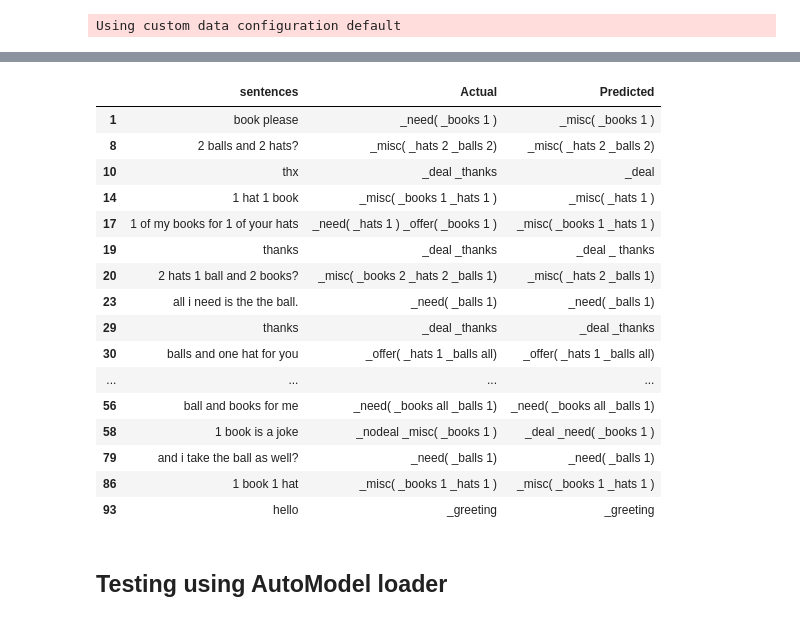
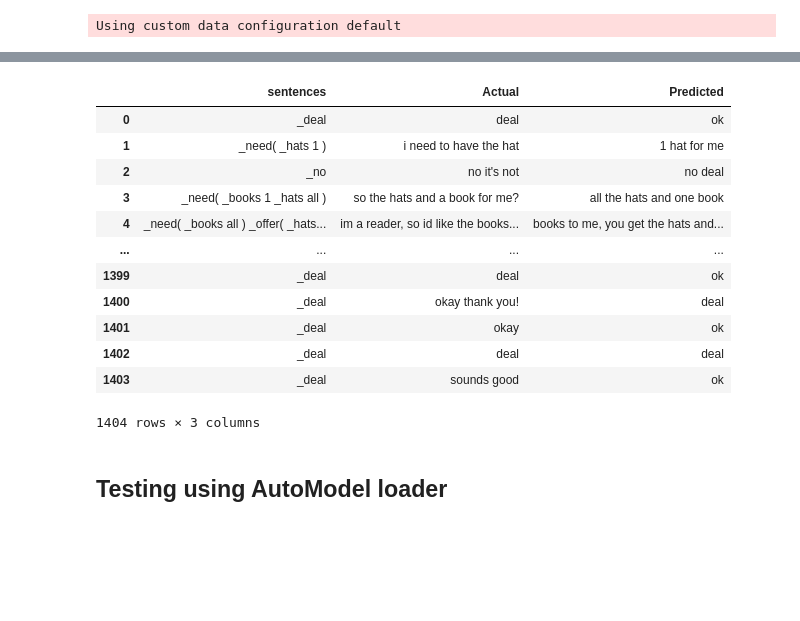
Before and after one commit to ravy101/negotiation-experiments, a Jupyter notebook: Tune_T5_Nego.ipynb, the cells around one changed output, grey strips where cells are left out. Cells and saved outputs as stored; diff of their text form; code cells hidden in the pictures; blank space fills up the shorter version.

```diff
--- a/Tune_T5_Nego.ipynb
+++ b/Tune_T5_Nego.ipynb
@@ -539,10 +551,10 @@ from tqdm.auto import tqdm
 # %%
-tokenizer = T5Tokenizer.from_pretrained('t5-base')
+tokenizer = T5Tokenizer.from_pretrained('t5-small')
 dataset = nego(tokenizer, 'test', None, IN_LEN, OUT_LEN, False)
 # %% [output]
 Using custom data configuration default
 # %%
-loader = DataLoader(dataset, batch_size=100, shuffle=True)
+loader = DataLoader(dataset, batch_size=n_pred, shuffle=True)
 it = iter(loader)
 # %%
 batch = next(it)
@@ -552,6 +564,13 @@ torch.Size([100, 100])
 # %%
-model.to('cuda')
-outs = model.model.generate(
+sent = []
+actual = []
+pred = []
+
+loader = model.test_dataloader()
+it = iter(loader)
+for batch in it:
+    model.to('cuda')
+    outs = model.model.generate(
             batch["source_ids"].cuda(),
             attention_mask=batch["source_mask"].cuda(),
             use_cache=True,
@@ -563,7 +582,10 @@ outs = model.model.generate(
             early_stopping=True
         )
 
-dec = [tokenizer.decode(ids) for ids in outs]
+    dec = [tokenizer.decode(ids) for ids in outs]
+    texts = [tokenizer.decode(ids) for ids in batch['source_ids']]
+    targets = [tokenizer.decode(ids) for ids in batch['target_ids']]
 
-texts = [tokenizer.decode(ids) for ids in batch['source_ids']]
-targets = [tokenizer.decode(ids) for ids in batch['target_ids']]
+    sent.extend([s.replace('<pad>', '').replace('</s>', '').strip() for s in texts])
+    actual.extend([t.replace('<pad>', '').replace('</s>', '').strip() for t in targets])
+    pred.extend([d.replace('<pad>', '').replace('</s>', '').strip() for d in dec])
@@ -595,6 +611,2 @@ Predicted Summary: <pad> _deal</s> <pad> <pad> <pad> <pad> <pad> <pad> <pad> <pa
-# %%
-sent = [s.replace('<pad>', '').replace('</s>', '').strip() for s in texts]
-actual = [t.replace('<pad>', '').replace('</s>', '').strip() for t in targets]
-pred = [d.replace('<pad>', '').replace('</s>', '').strip() for d in dec]
 # %%
 df = pd.DataFrame({'sentences': sent, 'Actual':actual, 'Predicted': pred})
@@ -601,23 +614,19 @@ df = pd.DataFrame({'sentences': sent, 'Actual':actual, 'Predicted': pred})
-# %%
-df[(df['Actual'] != '_deal') & (df['Actual'] != '_nodeal')]
-# %% [output]
-|  | sentences | Actual | Predicted |
-| 1 | book please | _need( _books 1 ) | _misc( _books 1 ) |
-| 8 | 2 balls and 2 hats? | _misc( _hats 2 _balls 2) | _misc( _hats 2 _balls 2) |
-| 10 | thx | _deal _thanks | _deal |
-| 14 | 1 hat 1 book | _misc( _books 1 _hats 1 ) | _misc( _hats 1 ) |
-| 17 | 1 of my books for 1 of your hats | _need( _hats 1 ) _offer( _books 1 ) | _misc( _books 1 _hats 1 ) |
-| 19 | thanks | _deal _thanks | _deal _ thanks |
-| 20 | 2 hats 1 ball and 2 books? | _misc( _books 2 _hats 2 _balls 1) | _misc( _hats 2 _balls 1) |
-| 23 | all i need is the the ball. | _need( _balls 1) | _need( _balls 1) |
-| 29 | thanks | _deal _thanks | _deal _thanks |
-| 30 | balls and one hat for you | _offer( _hats 1 _balls all) | _offer( _hats 1 _balls all) |
-| ... | ... | ... | ... |
-| 56 | ball and books for me | _need( _books all _balls 1) | _need( _books all _balls 1) |
-| 58 | 1 book is a joke | _nodeal _misc( _books 1 ) | _deal _need( _books 1 ) |
-| 79 | and i take the ball as well? | _need( _balls 1) | _need( _balls 1) |
-| 86 | 1 book 1 hat | _misc( _books 1 _hats 1 ) | _misc( _books 1 _hats 1 ) |
-| 93 | hello | _greeting | _greeting |
+# %%
+df
+# %% [output]
+|  | sentences | Actual | Predicted |
+| 0 | _deal | deal | ok |
+| 1 | _need( _hats 1 ) | i need to have the hat | 1 hat for me |
+| 2 | _no | no it's not | no deal |
+| 3 | _need( _books 1 _hats all ) | so the hats and a book for me? | all the hats and one book |
+| 4 | _need( _books all ) _offer( _hats... | im a reader, so id like the books... | books to me, you get the hats and... |
+| ... | ... | ... | ... |
+| 1399 | _deal | deal | ok |
+| 1400 | _deal | okay thank you! | deal |
+| 1401 | _deal | okay | ok |
+| 1402 | _deal | deal | deal |
+| 1403 | _deal | sounds good | ok |
+1404 rows × 3 columns
 # %% [markdown]
 ## Testing using AutoModel loader
 # %%
```
Also changed, not shown: parts of 24 cells of this notebook, 4 other files.
